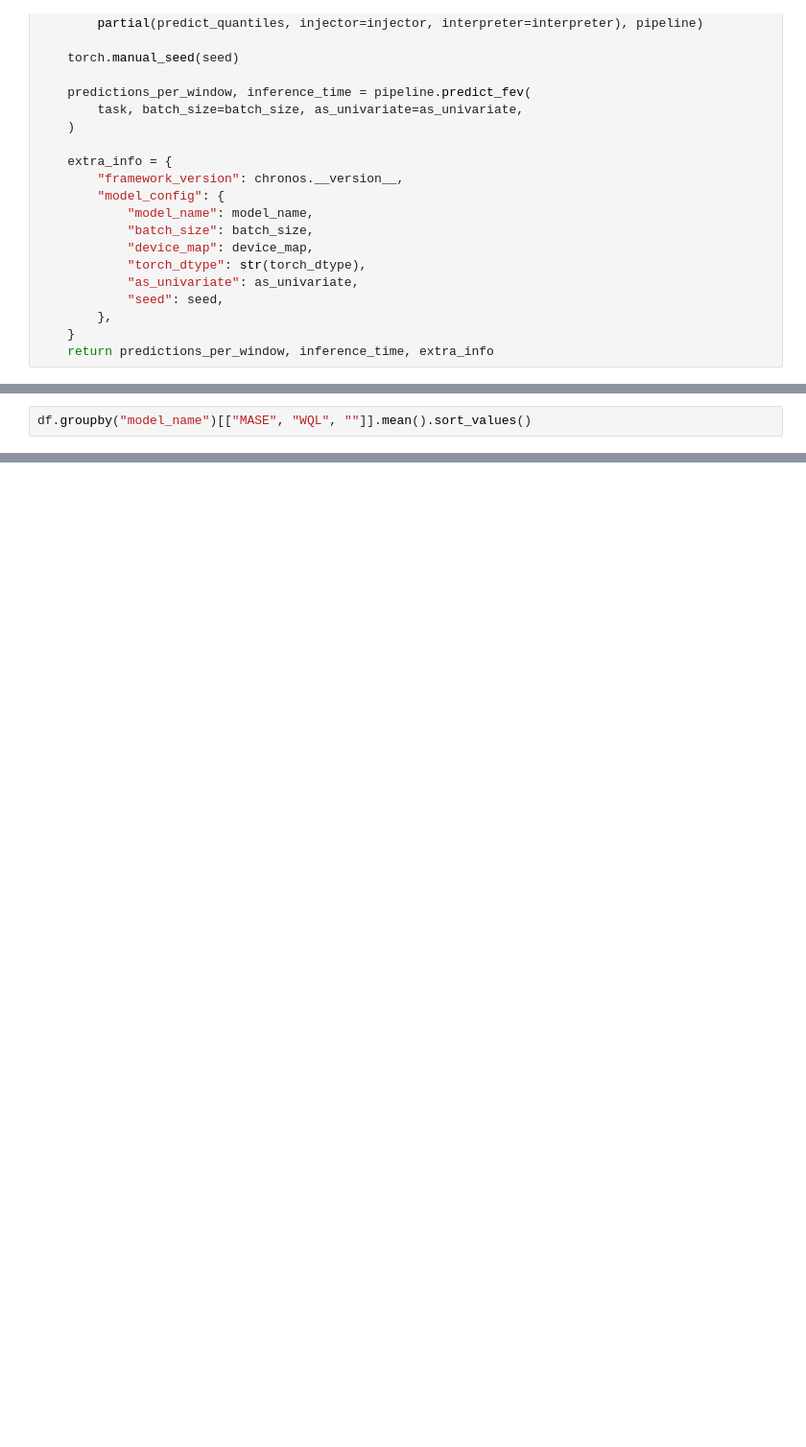
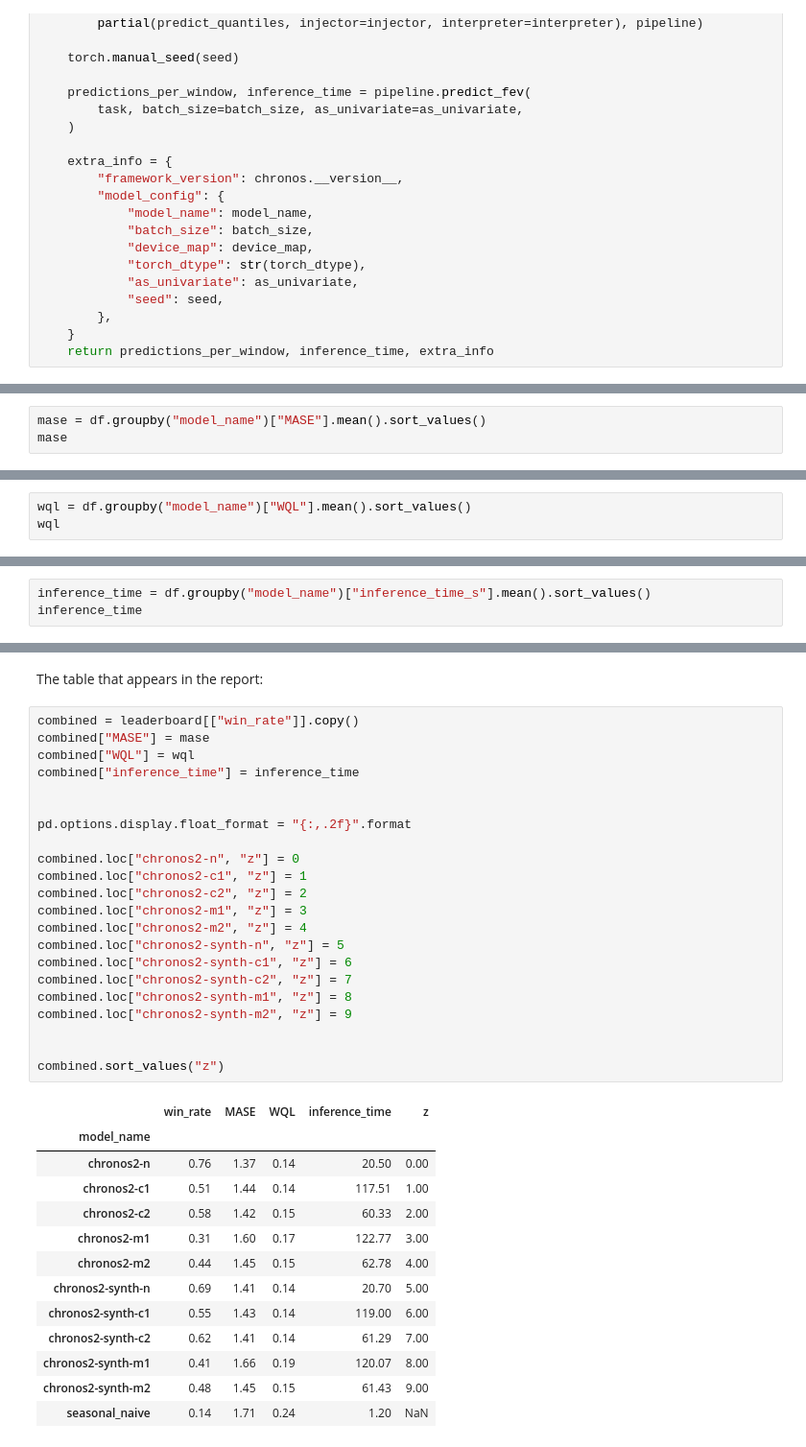
Before and after one commit to Tokenizers-group/Extension-B-Augmented-Inference, a Jupyter notebook: experiment.ipynb, the cells around one changed output, grey strips where cells are left out. Shown at 96% size. Cells and saved outputs as stored; diff of their text form; blank space fills up the shorter version.

```diff
--- a/experiment.ipynb
+++ b/experiment.ipynb
@@ -289,2 +364,3 @@ fev.leaderboard(df)
 # %%
-df.groupby("model_name")[["MASE", "WQL", ""]].mean().sort_values()
+mase = df.groupby("model_name")["MASE"].mean().sort_values()
+mase
@@ -290,0 +382,3 @@ df.groupby("model_name")[["MASE", "WQL", ""]].mean().sort_values()
+# %%
+wql = df.groupby("model_name")["WQL"].mean().sort_values()
+wql
@@ -290,0 +400,3 @@ df.groupby("model_name")[["MASE", "WQL", ""]].mean().sort_values()
+# %%
+inference_time = df.groupby("model_name")["inference_time_s"].mean().sort_values()
+inference_time
@@ -290,0 +418,38 @@ df.groupby("model_name")[["MASE", "WQL", ""]].mean().sort_values()
+# %% [markdown]
+The table that appears in the report:
+# %%
+combined = leaderboard[["win_rate"]].copy()
+combined["MASE"] = mase
+combined["WQL"] = wql
+combined["inference_time"] = inference_time
+
+
+pd.options.display.float_format = "{:,.2f}".format
+
+combined.loc["chronos2-n", "z"] = 0
+combined.loc["chronos2-c1", "z"] = 1
+combined.loc["chronos2-c2", "z"] = 2
+combined.loc["chronos2-m1", "z"] = 3
+combined.loc["chronos2-m2", "z"] = 4
+combined.loc["chronos2-synth-n", "z"] = 5
+combined.loc["chronos2-synth-c1", "z"] = 6
+combined.loc["chronos2-synth-c2", "z"] = 7
+combined.loc["chronos2-synth-m1", "z"] = 8
+combined.loc["chronos2-synth-m2", "z"] = 9
+
+
+combined.sort_values("z")
+# %% [output]
+|  | win_rate | MASE | WQL | inference_time | z |
+| model_name |  |  |  |  |  |
+| chronos2-n | 0.76 | 1.37 | 0.14 | 20.50 | 0.00 |
+| chronos2-c1 | 0.51 | 1.44 | 0.14 | 117.51 | 1.00 |
+| chronos2-c2 | 0.58 | 1.42 | 0.15 | 60.33 | 2.00 |
+| chronos2-m1 | 0.31 | 1.60 | 0.17 | 122.77 | 3.00 |
+| chronos2-m2 | 0.44 | 1.45 | 0.15 | 62.78 | 4.00 |
+| chronos2-synth-n | 0.69 | 1.41 | 0.14 | 20.70 | 5.00 |
+| chronos2-synth-c1 | 0.55 | 1.43 | 0.14 | 119.00 | 6.00 |
+| chronos2-synth-c2 | 0.62 | 1.41 | 0.14 | 61.29 | 7.00 |
+| chronos2-synth-m1 | 0.41 | 1.66 | 0.19 | 120.07 | 8.00 |
+| chronos2-synth-m2 | 0.48 | 1.45 | 0.15 | 61.43 | 9.00 |
+| seasonal_naive | 0.14 | 1.71 | 0.24 | 1.20 | NaN |
```
Also changed, not shown: parts of 14 cells of this notebook.
